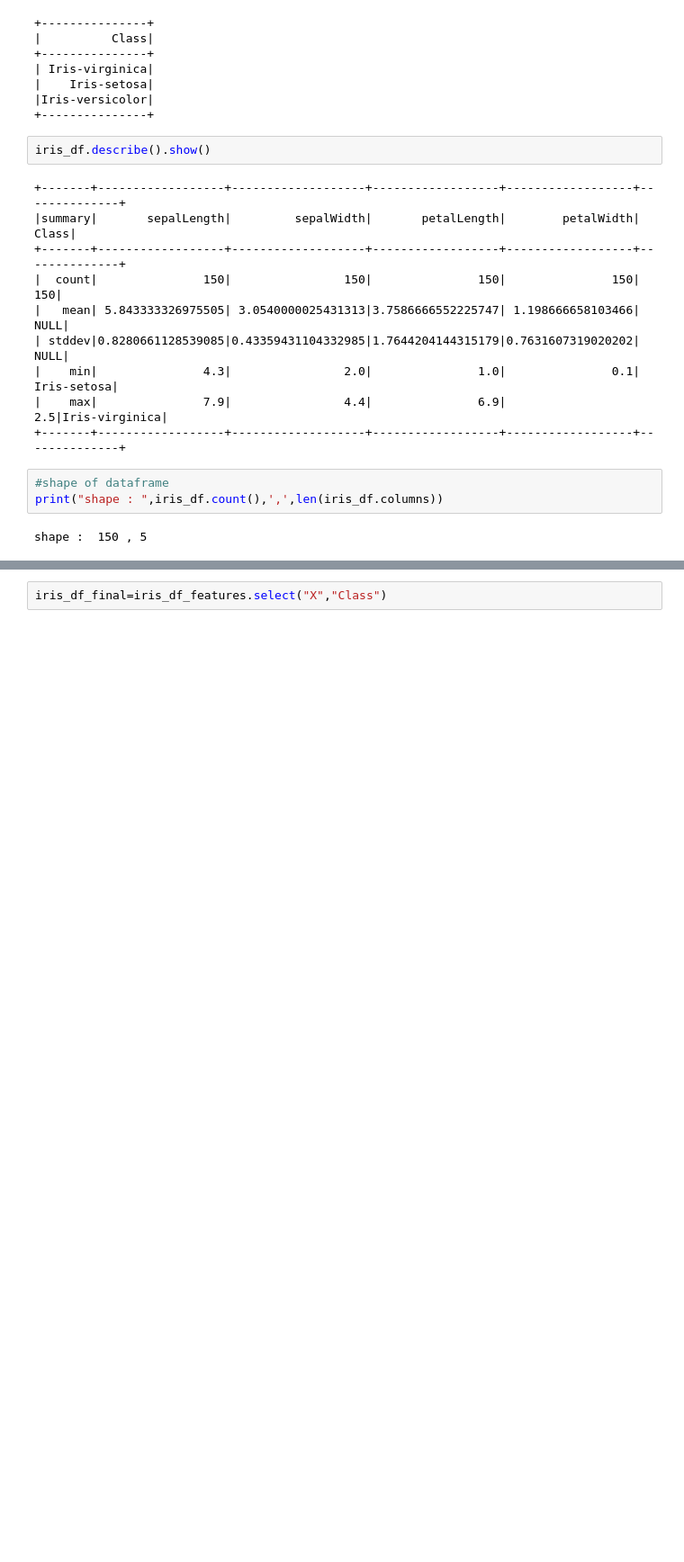
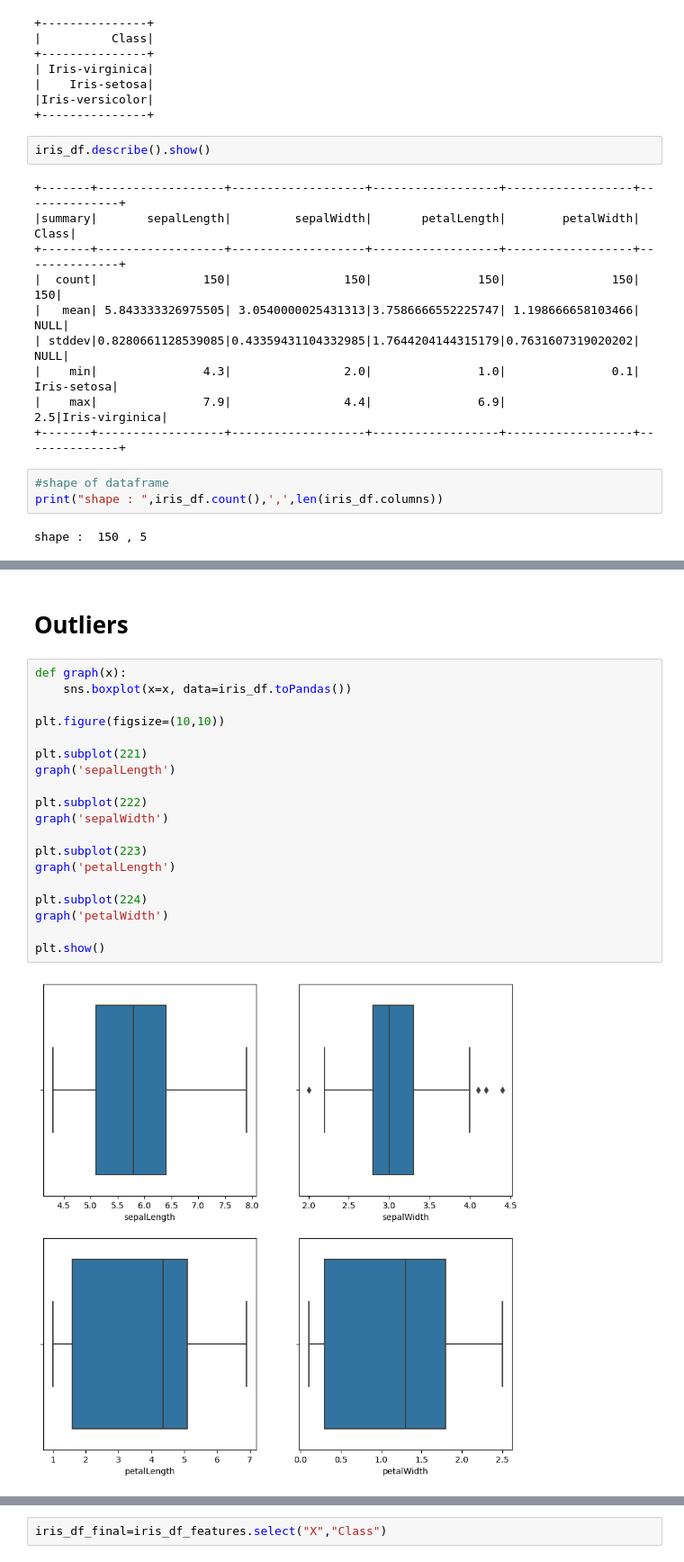
Before and after one commit to ravish31/pyspark_mllib, a Jupyter notebook: Group05_IrisDataset.ipynb, the cells around one changed output, grey strips where cells are left out. Shown: that part at 90% size. Drawn from its saved outputs; the diff is of its cells as text; blank space fills up the shorter version.

```diff
--- a/Group05_IrisDataset.ipynb
+++ b/Group05_IrisDataset.ipynb
@@ -110,0 +165,23 @@ shape :  150 , 5
+# %% [markdown]
+# **Outliers**
+# %%
+def graph(x):
+    sns.boxplot(x=x, data=iris_df.toPandas())
+
+plt.figure(figsize=(10,10))
+
+plt.subplot(221)
+graph('sepalLength')
+
+plt.subplot(222)
+graph('sepalWidth')
+
+plt.subplot(223)
+graph('petalLength')
+
+plt.subplot(224)
+graph('petalWidth')
+
+plt.show()
+# %% [output]
+[figure, added]
```
Also changed, not shown: parts of 53 cells of this notebook.
